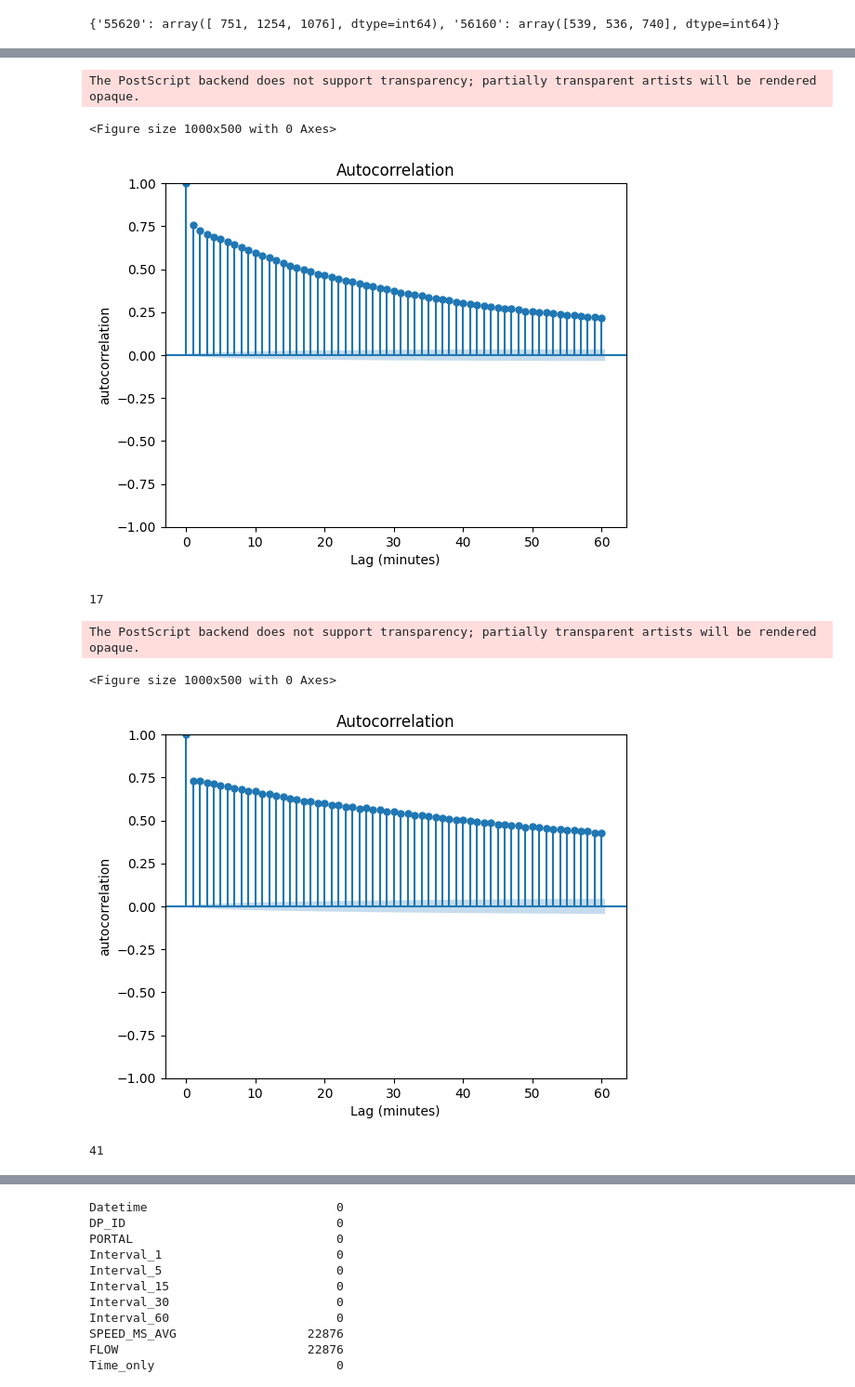
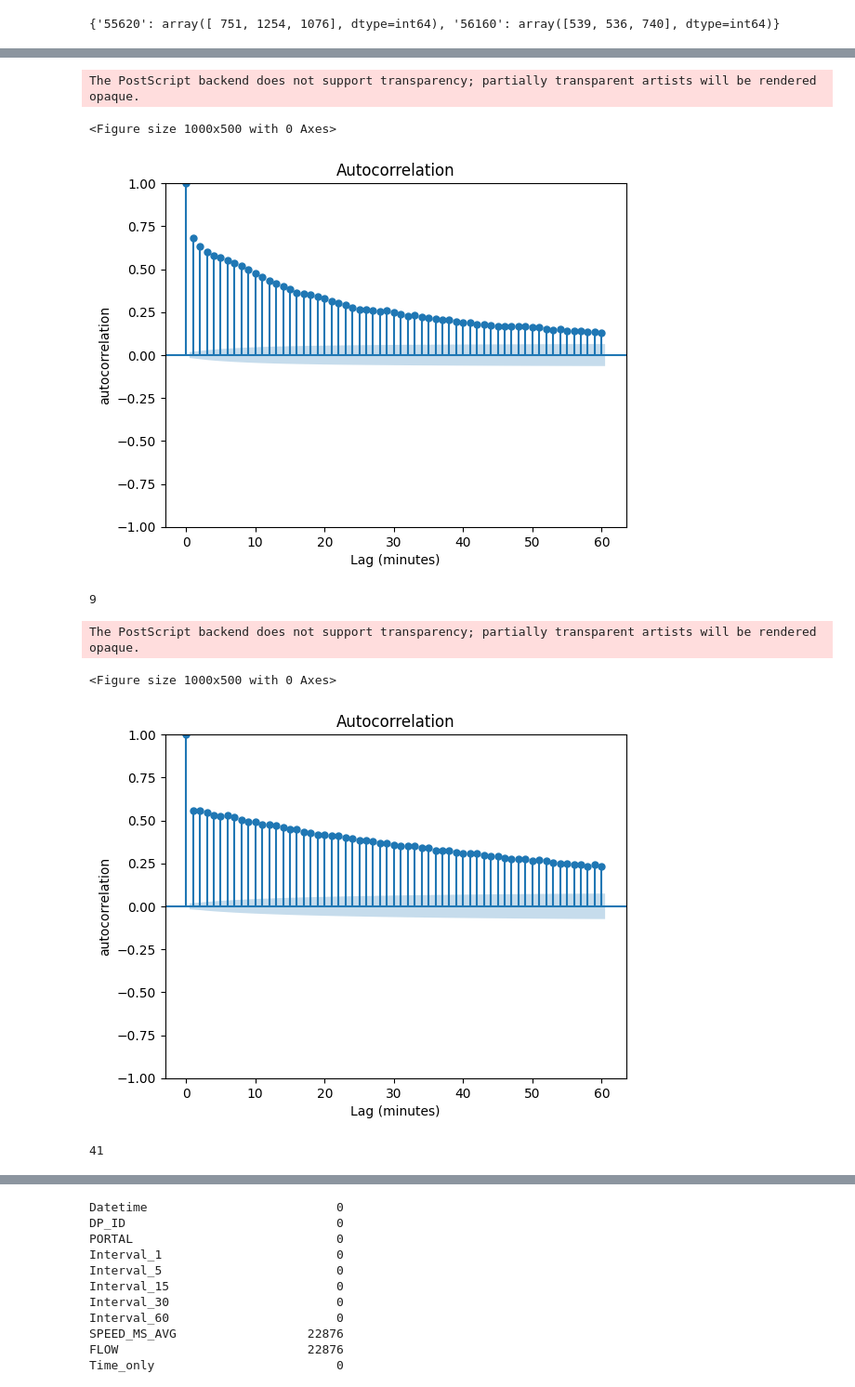
Before and after one commit to Jojo18-20/Project_AI_Transportation, a Jupyter notebook: baseline_model.ipynb, the cells around one changed output, grey strips where cells are left out. Shown at 93% size. Drawn from its saved outputs; the diff is of its cells as text; code cells hidden in the pictures.

```diff
--- a/baseline_model.ipynb
+++ b/baseline_model.ipynb
@@ -108,10 +108,12 @@ speed_features_neighbour = [
     for sensor in neighbour_sensors
     #for i in range(15)
 ]
+# %%
+df_all_peak = df_all.set_index("Datetime").between_time("07:30", "08:30").reset_index()
 # %%
-
-#df_train, df_test = train_test_split(df_all, test_size=0.2, shuffle=False)
+#df_train, df_test = train_test_split(df_all_peak, test_size=0.2, shuffle=False)
 df_train, df_test = train_test_split(df_all, test_size=0.2, random_state=42)
+df_test_peak=df_all.set_index("Datetime").between_time("07:30", "08:30").reset_index()
 # %%
 
 
@@ -274,41 +320,41 @@ from statsmodels.tsa.stattools import acf
 
 
 plt.figure(figsize=(10,5))
-plot_acf(df_all['SENSOR_1076_SPEED'].dropna(), lags=60, alpha=0.05)
+plot_acf(df_all_peak['SENSOR_1076_SPEED'].dropna(), lags=60, alpha=0.05)
 plt.xlabel("Lag (minutes)")
 plt.ylabel("autocorrelation")
-plt.savefig("Plots/Speed/autocorrelation.eps")
+plt.savefig("Plots/Speed/autocorrelation_peak.eps")
 plt.show()
 
-acf_values = acf(df_all['SENSOR_1076_SPEED'].dropna(), nlags=60)
+acf_values = acf(df_all_peak['SENSOR_1076_SPEED'].dropna(), nlags=60)
 
 lag_threshold = np.argmax(acf_values < 0.5)
 
 print(lag_threshold)
 
 from statsmodels.graphics.tsaplots import plot_acf
 from statsmodels.tsa.stattools import acf
 
 
 plt.figure(figsize=(10,5))
-plot_acf(df_all['SENSOR_1076_FLOW'].dropna(), lags=60, alpha=0.05)
+plot_acf(df_all_peak['SENSOR_1076_FLOW'].dropna(), lags=60, alpha=0.05)
 plt.xlabel("Lag (minutes)")
 plt.ylabel("autocorrelation")
-plt.savefig("Plots/Flow/autocorrelation.eps")
+plt.savefig("Plots/Flow/autocorrelation_peak.eps")
 plt.show()
 
 acf_values = acf(df_all['SENSOR_1076_FLOW'].dropna(), nlags=60)
 
 lag_threshold = np.argmax(acf_values < 0.5)
 
 print(lag_threshold)
 # %% [output]
 The PostScript backend does not support transparency; partially transparent artists will be rendered opaque.
 <Figure size 1000x500 with 0 Axes>
-[figure, old version]
+[figure, new version]
-17
+9
 The PostScript backend does not support transparency; partially transparent artists will be rendered opaque.
 <Figure size 1000x500 with 0 Axes>
-[figure, old version]
+[figure, new version]
 41
 # %%
```
Also changed, not shown: parts of 17 cells of this notebook, 4 other files.
